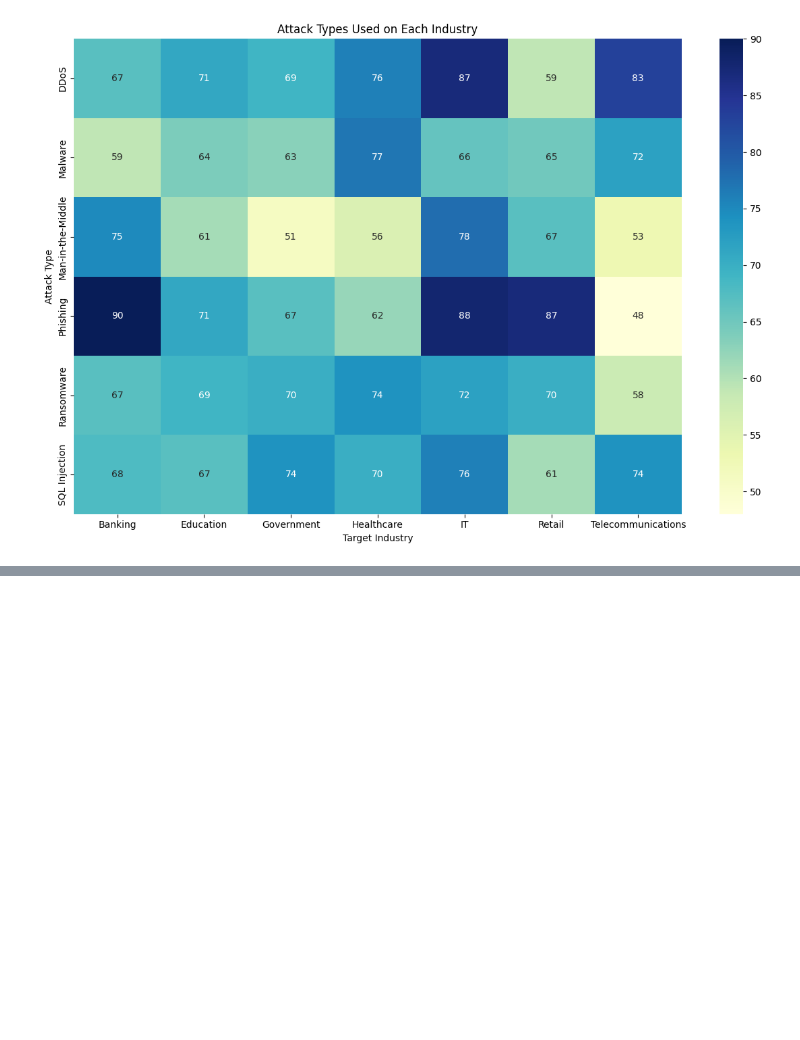
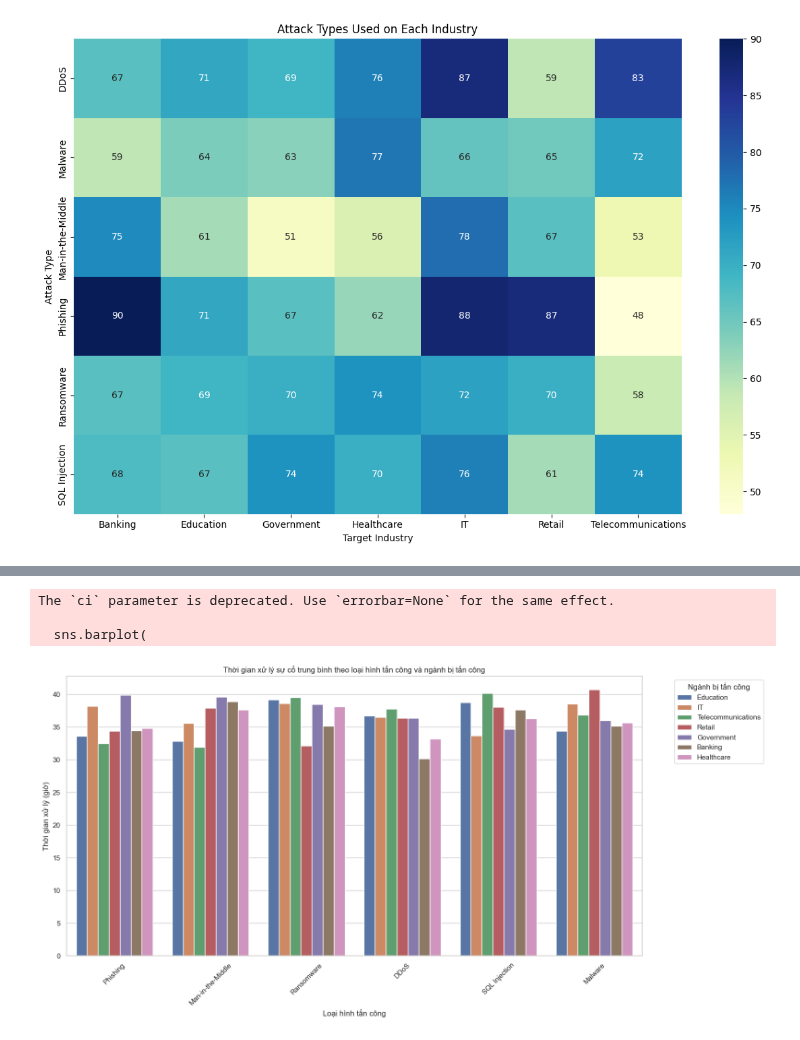
Before and after one commit to immaFrogUwU/Cyber-Security-Threats, a Jupyter notebook: Data_Storytelling_Cyber_Security_Threats.ipynb, the cells around one changed output, grey strips where cells are left out. Saved outputs shown, nothing was run; the diff lists cells and outputs as text; code cells hidden in the pictures; blank space fills up the shorter version.

```diff
--- a/Data_Storytelling_Cyber_Security_Threats.ipynb
+++ b/Data_Storytelling_Cyber_Security_Threats.ipynb
@@ -251,0 +273,32 @@ plt.show()
+# %%
+# Loại bỏ các hàng thiếu dữ liệu cần thiết
+df_clean = cybersec_cleaned.dropna(subset=['Attack Type', 'Target Industry', 'Incident Resolution Time (in Hours)'])
+
+# Thiết lập kích thước và style
+plt.figure(figsize=(16, 8))
+sns.set(style="whitegrid")
+
+# Biểu đồ barplot: Thời gian xử lý trung bình theo Attack Type và Target Industry
+sns.barplot(
+    data=df_clean,
+    x="Attack Type",
+    y="Incident Resolution Time (in Hours)",
+    hue="Target Industry",
+    estimator="mean",
+    ci=None
+)
+
+# Gắn tiêu đề và nhãn trục
+plt.title("Thời gian xử lý sự cố trung bình theo loại hình tấn công và ngành bị tấn công")
+plt.ylabel("Thời gian xử lý (giờ)")
+plt.xlabel("Loại hình tấn công")
+plt.xticks(rotation=45)
+plt.legend(title="Ngành bị tấn công", bbox_to_anchor=(1.05, 1), loc='upper left')
+
+plt.tight_layout()
+plt.show()
+# %% [output]
+The `ci` parameter is deprecated. Use `errorbar=None` for the same effect.
+
+  sns.barplot(
+[figure, added]
```
Also changed, not shown: parts of 2 cells of this notebook.
